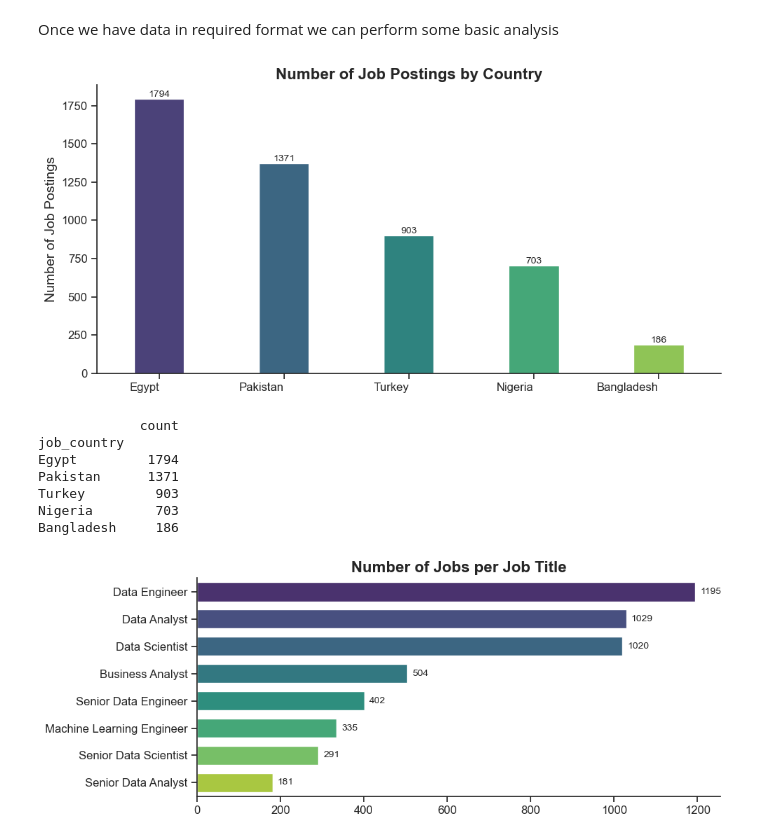
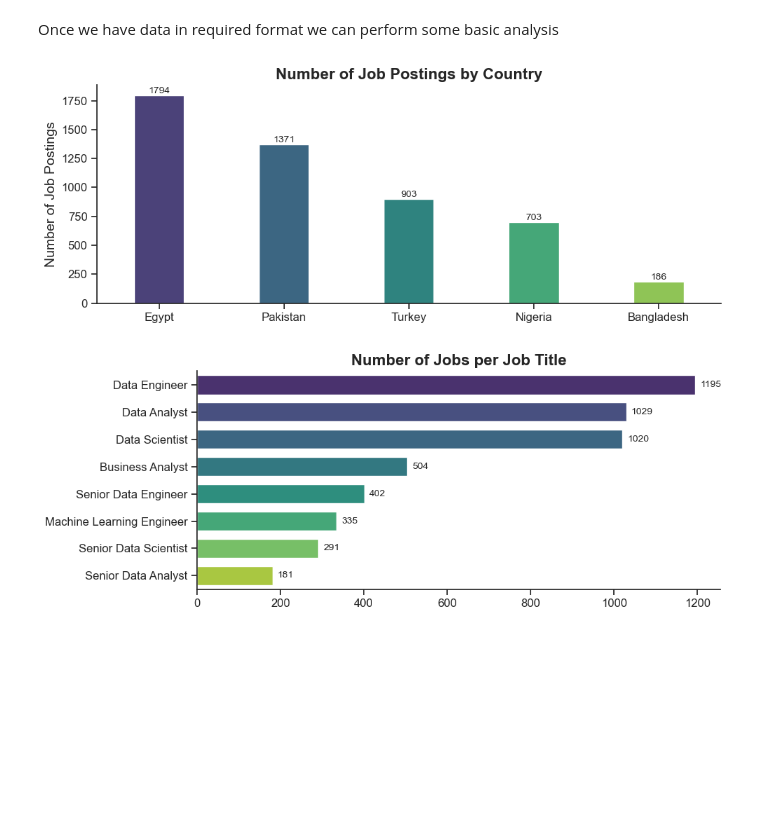
Before and after one commit to johnramal/data_jobs_pak, a Jupyter notebook: 6_comaprative_analysis.ipynb, the cells around one changed output. Drawn from its saved outputs; the diff is of its cells as text; code cells hidden in the pictures; blank space fills up the shorter version.

```diff
--- a/6_comaprative_analysis.ipynb
+++ b/6_comaprative_analysis.ipynb
@@ -87,51 +87,36 @@ df_plot.columns = ['count']
 sns.set_theme(style='ticks')
 
 # Create a figure and a single subplot (axes)
-fig, ax = plt.subplots(figsize=(10, 5))
+fig, ax = plt.subplots(figsize=(10, 4))
 
 # Create a color palette based on viridis
 n_colors = len(df_plot)
 palette = sns.color_palette("viridis", n_colors)
 
 # Create a vertical bar plot with Seaborn, specifying the axes and custom palette
 sns.barplot(data=df_plot, x=df_plot.index, y='count', palette=palette, ax=ax,width=0.4)
 
 # Customize the plot
 ax.set_title('Number of Job Postings by Country', fontsize=16, fontweight='bold')
 ax.set_xlabel('')
 ax.set_ylabel('Number of Job Postings', fontsize=14)
 ax.tick_params(axis='x', labelsize=12)  # Set label size for x-axis
 ax.tick_params(axis='y', labelsize=12)  # Set label size for y-axis
 
-# Rotate and align the tick labels
-plt.setp(ax.get_xticklabels(), ha='right')
 
-sns.despine(ax=ax)
+sns.despine()
 
 # Annotate each bar with the count value
 for container in ax.containers:
     ax.bar_label(container, fmt='%d', label_type='edge', fontsize=10)
 
 # Adjust layout to prevent cutting off labels
 plt.tight_layout()
 
 # Show the plot
 plt.show()
-
-# Optionally, save the plot to a file
-fig.savefig('job_postings_by_country.png', dpi=300, bbox_inches='tight')
-
-# Display a summary of the data for added insight
-print(df_plot)
 # %% [output]
-[figure, old version]
+[figure, new version]
-             count
-job_country
-Egypt         1794
-Pakistan      1371
-Turkey         903
-Nigeria        703
-Bangladesh     186
 # %%
 # Create a DataFrame with value counts for job titles
 df_plot = df['job_title_short'].value_counts().to_frame()
```
Also changed, not shown: parts of 3 cells of this notebook, 3 other files.
